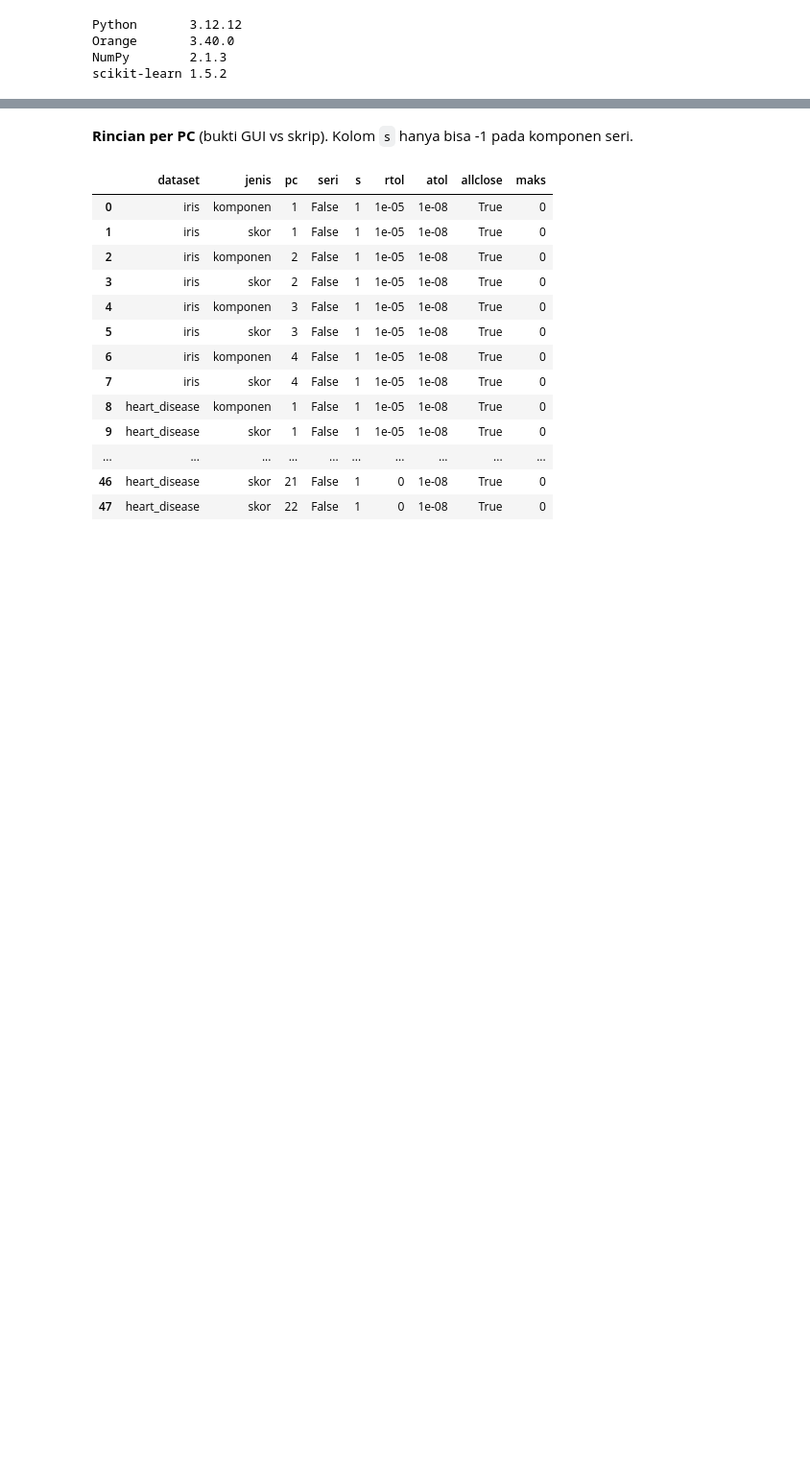
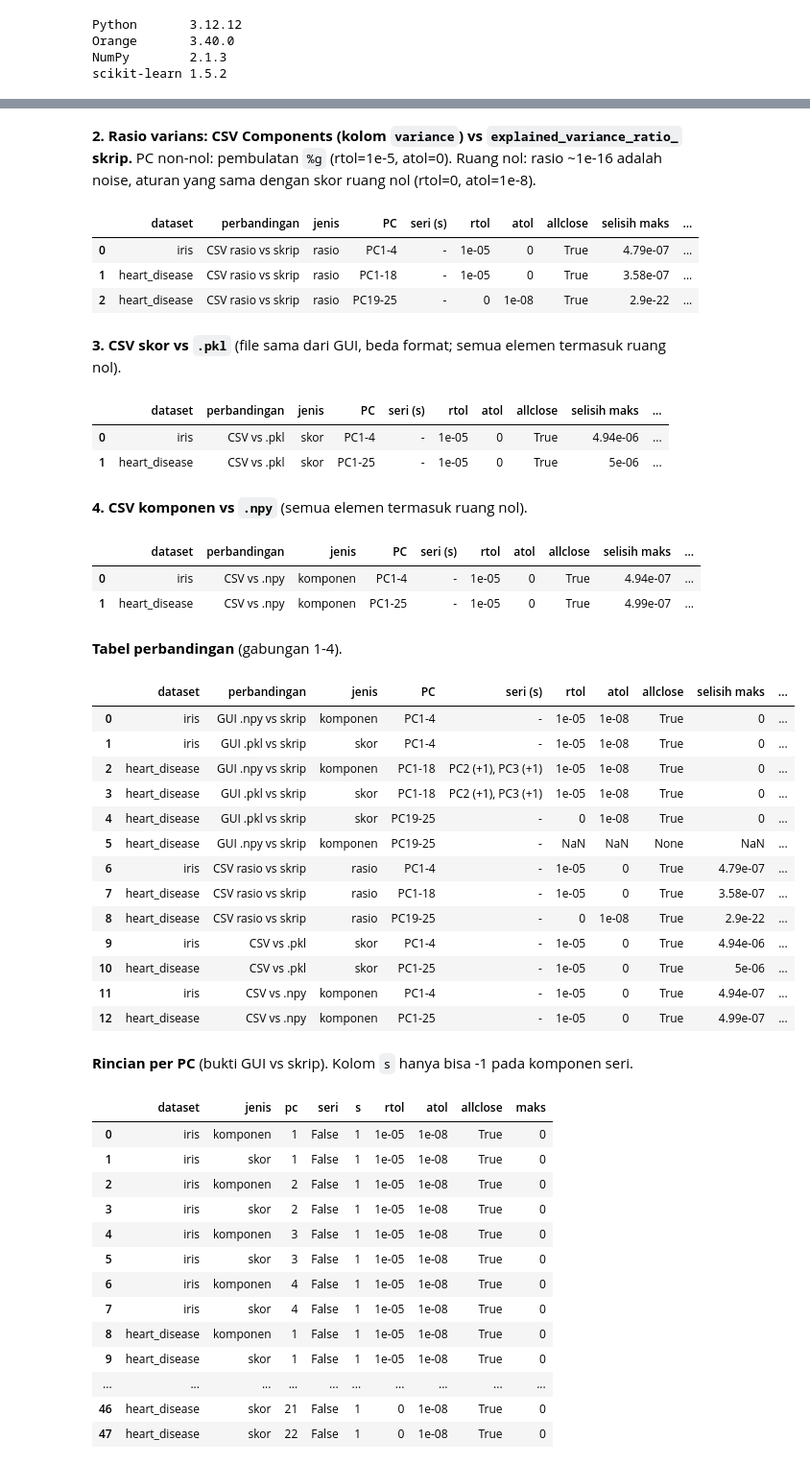
Before and after one commit to Raditxt/orange3-zest, a Jupyter notebook: notebooks/01_pca_gui_evidence.ipynb, the cells around one changed output, grey strips where cells are left out. Shown at 96% size. Drawn from its saved outputs; the diff is of its cells as text; code cells hidden in the pictures; blank space fills up the shorter version.

```diff
--- a/notebooks/01_pca_gui_evidence.ipynb
+++ b/notebooks/01_pca_gui_evidence.ipynb
@@ -125,3 +127,75 @@ summary
+# %% [markdown]
+**2. Rasio varians: CSV Components (kolom `variance`) vs `explained_variance_ratio_` skrip.**
+PC non-nol: pembulatan `%g` (rtol=1e-5, atol=0). Ruang nol: rasio ~1e-16 adalah noise,
+aturan yang sama dengan skor ruang nol (rtol=0, atol=1e-8).
+# %%
+tabel_rasio = []
+for dataset, a in ACUAN.items():
+    _, gui_ratio = read_components_csv(f"{a['prefix']}_components.csv")
+    for r in compare_ratio(gui_ratio, a["proj"].explained_variance_ratio_, a["n_null"]):
+        tabel_rasio.append(baris(dataset, "CSV rasio vs skrip", "rasio", r["pc"],
+                                 r["rtol"], r["atol"], r["allclose"], r["maks"],
+                                 r["maks_rel"],
+                                 catatan="ruang nol" if r["maks_rel"] is None else ""))
+tabel_rasio = pd.DataFrame(tabel_rasio)
+tabel_rasio
+# %% [output]
+|  | dataset | perbandingan | jenis | PC | seri (s) | rtol | atol | allclose | selisih maks | ... |
+| 0 | iris | CSV rasio vs skrip | rasio | PC1-4 | - | 1e-05 | 0 | True | 4.79e-07 | ... |
+| 1 | heart_disease | CSV rasio vs skrip | rasio | PC1-18 | - | 1e-05 | 0 | True | 3.58e-07 | ... |
+| 2 | heart_disease | CSV rasio vs skrip | rasio | PC19-25 | - | 0 | 1e-08 | True | 2.9e-22 | ... |
+# %% [markdown]
+**3. CSV skor vs `.pkl`** (file sama dari GUI, beda format; semua elemen termasuk ruang nol).
+# %%
+tabel_csv_skor = []
+for dataset, a in ACUAN.items():
+    exact = read_scores_pkl(f"{a['prefix']}_scores.pkl")
+    r = compare_csv(read_scores_csv(f"{a['prefix']}_scores.csv"), exact)
+    tabel_csv_skor.append(baris(dataset, "CSV vs .pkl", "skor", f"PC1-{exact.shape[1]}",
+                                r["rtol"], r["atol"], r["allclose"], r["maks"], r["maks_rel"]))
+tabel_csv_skor = pd.DataFrame(tabel_csv_skor)
+tabel_csv_skor
+# %% [output]
+|  | dataset | perbandingan | jenis | PC | seri (s) | rtol | atol | allclose | selisih maks | ... |
+| 0 | iris | CSV vs .pkl | skor | PC1-4 | - | 1e-05 | 0 | True | 4.94e-06 | ... |
+| 1 | heart_disease | CSV vs .pkl | skor | PC1-25 | - | 1e-05 | 0 | True | 5e-06 | ... |
+# %% [markdown]
+**4. CSV komponen vs `.npy`** (semua elemen termasuk ruang nol).
+# %%
+tabel_csv_komp = []
+for dataset, a in ACUAN.items():
+    exact = read_components_npy(f"{a['prefix']}_components.npy")
+    loadings, _ = read_components_csv(f"{a['prefix']}_components.csv")
+    r = compare_csv(loadings, exact)
+    tabel_csv_komp.append(baris(dataset, "CSV vs .npy", "komponen", f"PC1-{exact.shape[0]}",
+                                r["rtol"], r["atol"], r["allclose"], r["maks"], r["maks_rel"]))
+tabel_csv_komp = pd.DataFrame(tabel_csv_komp)
+tabel_csv_komp
+# %% [output]
+|  | dataset | perbandingan | jenis | PC | seri (s) | rtol | atol | allclose | selisih maks | ... |
+| 0 | iris | CSV vs .npy | komponen | PC1-4 | - | 1e-05 | 0 | True | 4.94e-07 | ... |
+| 1 | heart_disease | CSV vs .npy | komponen | PC1-25 | - | 1e-05 | 0 | True | 4.99e-07 | ... |
+# %% [markdown]
+**Tabel perbandingan** (gabungan 1-4).
+# %%
+summary = pd.DataFrame([r for t in (tabel_gui, tabel_rasio, tabel_csv_skor, tabel_csv_komp)
+                        for r in t.to_dict("records")])
+summary
+# %% [output]
+|  | dataset | perbandingan | jenis | PC | seri (s) | rtol | atol | allclose | selisih maks | ... |
+| 0 | iris | GUI .npy vs skrip | komponen | PC1-4 | - | 1e-05 | 1e-08 | True | 0 | ... |
+| 1 | iris | GUI .pkl vs skrip | skor | PC1-4 | - | 1e-05 | 1e-08 | True | 0 | ... |
+| 2 | heart_disease | GUI .npy vs skrip | komponen | PC1-18 | PC2 (+1), PC3 (+1) | 1e-05 | 1e-08 | True | 0 | ... |
+| 3 | heart_disease | GUI .pkl vs skrip | skor | PC1-18 | PC2 (+1), PC3 (+1) | 1e-05 | 1e-08 | True | 0 | ... |
+| 4 | heart_disease | GUI .pkl vs skrip | skor | PC19-25 | - | 0 | 1e-08 | True | 0 | ... |
+| 5 | heart_disease | GUI .npy vs skrip | komponen | PC19-25 | - | NaN | NaN | None | NaN | ... |
+| 6 | iris | CSV rasio vs skrip | rasio | PC1-4 | - | 1e-05 | 0 | True | 4.79e-07 | ... |
+| 7 | heart_disease | CSV rasio vs skrip | rasio | PC1-18 | - | 1e-05 | 0 | True | 3.58e-07 | ... |
+| 8 | heart_disease | CSV rasio vs skrip | rasio | PC19-25 | - | 0 | 1e-08 | True | 2.9e-22 | ... |
+| 9 | iris | CSV vs .pkl | skor | PC1-4 | - | 1e-05 | 0 | True | 4.94e-06 | ... |
+| 10 | heart_disease | CSV vs .pkl | skor | PC1-25 | - | 1e-05 | 0 | True | 5e-06 | ... |
+| 11 | iris | CSV vs .npy | komponen | PC1-4 | - | 1e-05 | 0 | True | 4.94e-07 | ... |
+| 12 | heart_disease | CSV vs .npy | komponen | PC1-25 | - | 1e-05 | 0 | True | 4.99e-07 | ... |
 # %% [markdown]
 **Rincian per PC** (bukti GUI vs skrip). Kolom `s` hanya bisa -1 pada komponen seri.
 # %%
```
Also changed, not shown: parts of 8 cells of this notebook, 2 other files.
